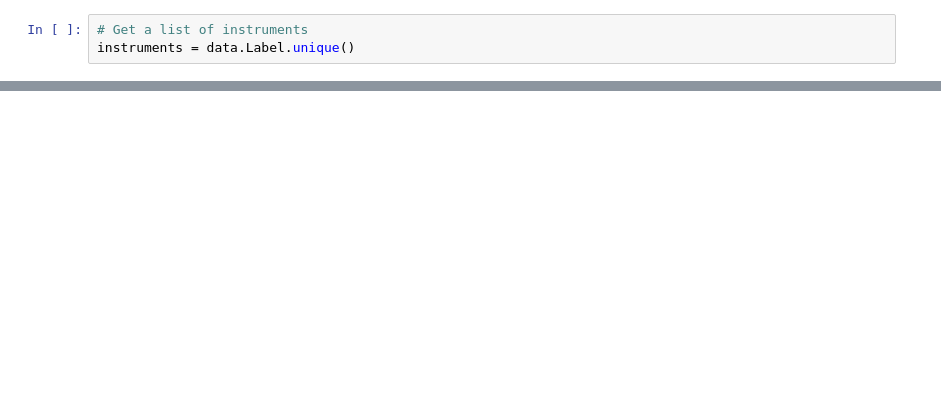
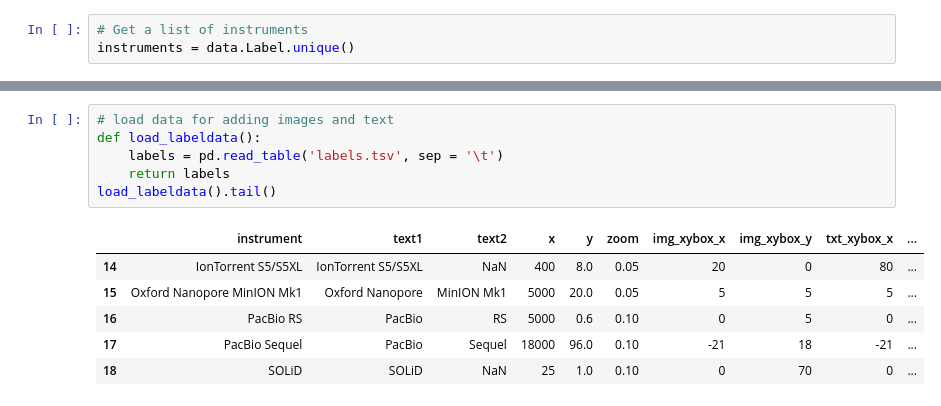
Before and after one commit to lexnederbragt/developments-in-next-generation-sequencing, a Jupyter notebook: Plotting.ipynb, the cells around one changed output, grey strips where cells are left out. Drawn from its saved outputs; the diff is of its cells as text; blank space fills up the shorter version.

```diff
--- a/Plotting.ipynb
+++ b/Plotting.ipynb
@@ -20,2 +121,15 @@ array(['ABI Sanger 3730xl', '454 GS FLX', '454 GS Junior', 'Illumina GA',
        'Oxford Nanopore MinION Mk1'], dtype=object)
+# %%
+# load data for adding images and text
+def load_labeldata():
+    labels = pd.read_table('labels.tsv', sep = '\t')
+    return labels
+load_labeldata().tail()
+# %% [output]
+|  | instrument | text1 | text2 | x | y | zoom | img_xybox_x | img_xybox_y | txt_xybox_x | ... |
+| 14 | IonTorrent S5/S5XL | IonTorrent S5/S5XL | NaN | 400 | 8.0 | 0.05 | 20 | 0 | 80 | ... |
+| 15 | Oxford Nanopore MinION Mk1 | Oxford Nanopore | MinION Mk1 | 5000 | 20.0 | 0.05 | 5 | 5 | 5 | ... |
+| 16 | PacBio RS | PacBio | RS | 5000 | 0.6 | 0.10 | 0 | 5 | 0 | ... |
+| 17 | PacBio Sequel | PacBio | Sequel | 18000 | 96.0 | 0.10 | -21 | 18 | -21 | ... |
+| 18 | SOLiD | SOLiD | NaN | 25 | 1.0 | 0.10 | 0 | 70 | 0 | ... |
 # %%
```
Also changed, not shown: parts of 6 cells of this notebook, 25 other files.
